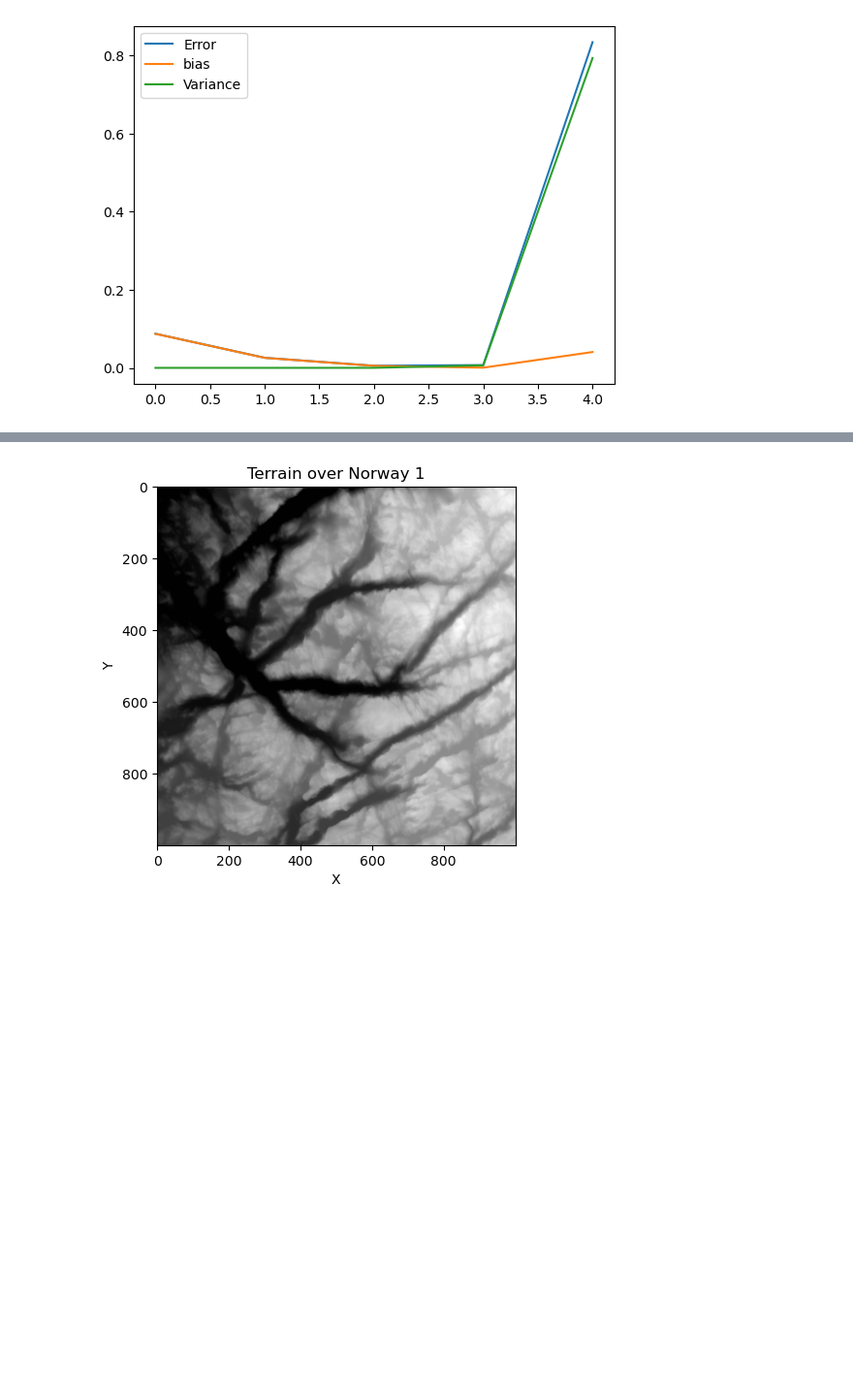
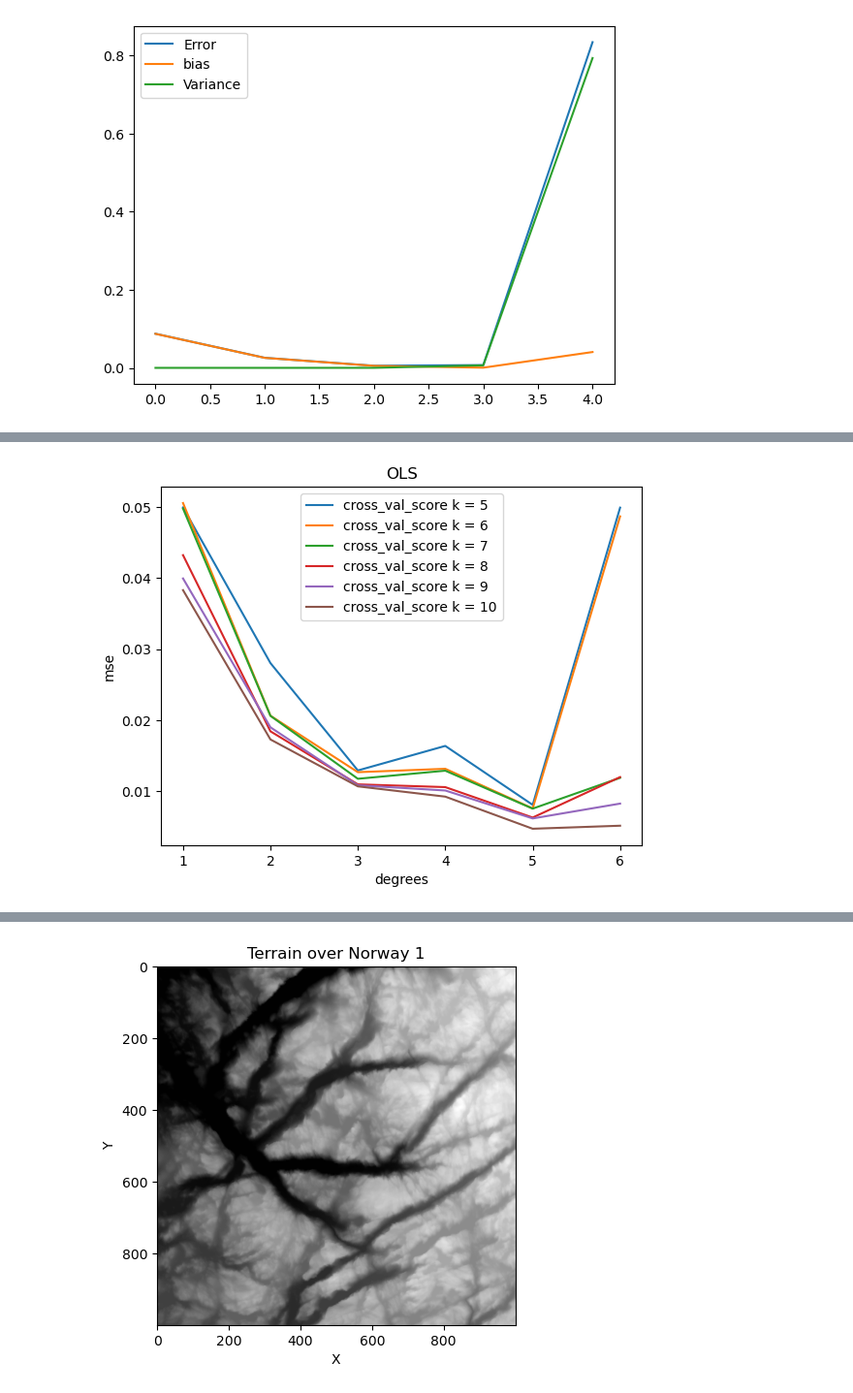
Before and after one commit to hellegje/fys-stk4155, a Jupyter notebook: Project1/2dProject.ipynb, the cells around one changed output, grey strips where cells are left out. Shown at 97% size. Saved outputs shown, nothing was run; the diff lists cells and outputs as text; code cells hidden in the pictures; blank space fills up the shorter version.

Commit message:
k-folds

```diff
--- a/Project1/2dProject.ipynb
+++ b/Project1/2dProject.ipynb
@@ -490,0 +441,100 @@ array=[1. 1. 1. 1. 1. 1. 1. 1. 1. 1. 1. 1. 1. 1. 1. 1. 1. 1. 1. 1. 1. 1. 1. 1.
+# %%
+k_folds = range(5,11)
+degrees = range(1,7)
+
+ols_k_mses = []
+ridge_k_mses = []
+lasso_k_mses = []
+i = 0
+for k in k_folds:
+    kfold = KFold(n_splits = k)
+
+    #OLS
+    estimated_mse_ols = np.zeros(len(degrees))
+    j = 0
+    for degree in degrees:
+        # Decide degree on polynomial to fit
+        poly = PolynomialFeatures(degree = degree)
+
+        X = create_feature_matrix(x, y, degree)
+
+        z = z.ravel() # Flatten z into a 1D array for regression (from ChatGPT)
+        X_train, X_test, z_train, z_test = train_test_split(feature_matrix, z, test_size=0.2)
+
+        ols = LinearRegression()
+        estimated_mse_folds = cross_val_score(ols, X, z[:, np.newaxis], scoring='neg_mean_squared_error', cv=kfold)
+        estimated_mse_ols[j] = np.mean(-estimated_mse_folds)
+
+        j += 1
+
+    ols_k_mses.append(estimated_mse_ols)
+
+    #Ridge and Lasso
+    # Decide which values of lambda to use
+    nlambdas = 500
+    lambdas = np.logspace(-3, 5, nlambdas)
+    #From lecture notes:
+    ## Cross-validation using cross_val_score from sklearn along with KFold
+    estimated_mse_ridge = np.zeros(nlambdas)
+    estimated_mse_lasso = np.zeros(nlambdas)
+    j = 0
+    for lmb in lambdas:
+        ridge = Ridge(alpha = lmb)
+        lasso = Lasso(alpha = lmb)
+
+        # cross_val_score return an array containing the estimated negative mse for every fold.
+        # we have to the the mean of every array in order to get an estimate of the mse of the model
+        estimated_mse_folds = cross_val_score(ridge, X, z[:, np.newaxis], scoring='neg_mean_squared_error', cv=kfold)
+        estimated_mse_ridge[j] = np.mean(-estimated_mse_folds)
+
+        estimated_mse_folds = cross_val_score(lasso, X, z[:, np.newaxis], scoring='neg_mean_squared_error', cv=kfold)
+        estimated_mse_lasso[j] = np.mean(-estimated_mse_folds)
+
+        j += 1
+
+    i += 1
+    ridge_k_mses.append(estimated_mse_ridge)
+    lasso_k_mses.append(estimated_mse_lasso)
+
+
+## Plots
+#OLS
+plt.figure()
+i = 0
+for estimate in ols_k_mses:
+    plt.plot(degrees, estimate, label = f"cross_val_score k = {k_folds[i]}")
+    i += 1
+plt.xlabel('degrees')
+plt.ylabel('mse')
+plt.legend()
+plt.title("OLS")
+
+plt.show()
+
+#Ridge
+plt.figure()
+i = 0
+for estimate in ridge_k_mses:
+    plt.plot(np.log10(lambdas), estimate, label = f"cross_val_score k = {k_folds[i]}")
+    i += 1
+plt.xlabel('log10(lambda)')
+plt.ylabel('mse')
+plt.legend()
+plt.title("Ridge")
+
+plt.show()
+
+#Lasso
+plt.figure()
+i = 0
+for estimate in lasso_k_mses:
+    plt.plot(np.log10(lambdas), estimate, label = f"cross_val_score k = {k_folds[i]}")
+    i += 1
+plt.xlabel('log10(lambda)')
+plt.ylabel('mse')
+plt.legend()
+plt.title("Lasso")
+
+plt.show()
+# %% [output]
+[figure, added]
```
Also changed, not shown: parts of 8 cells of this notebook.
